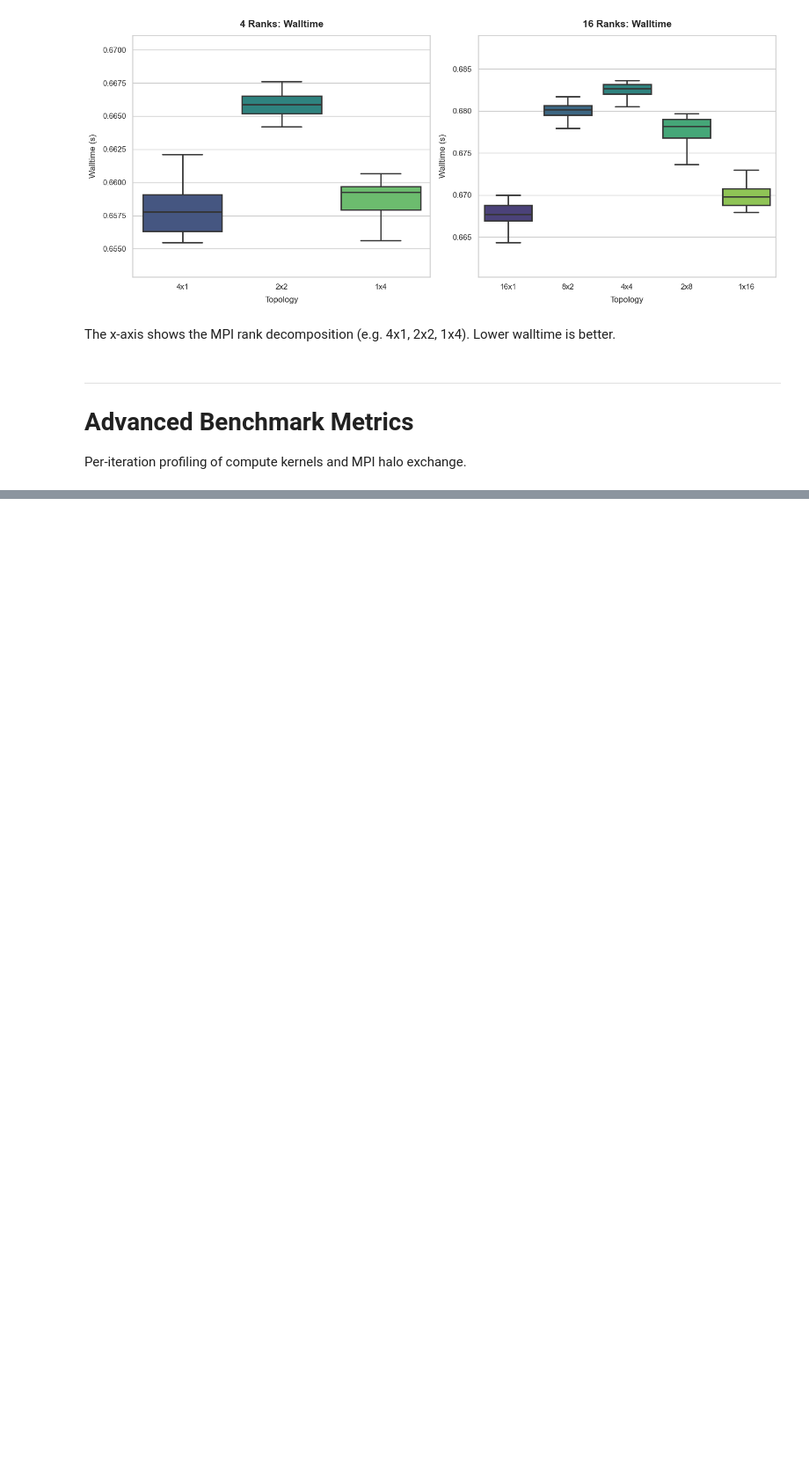
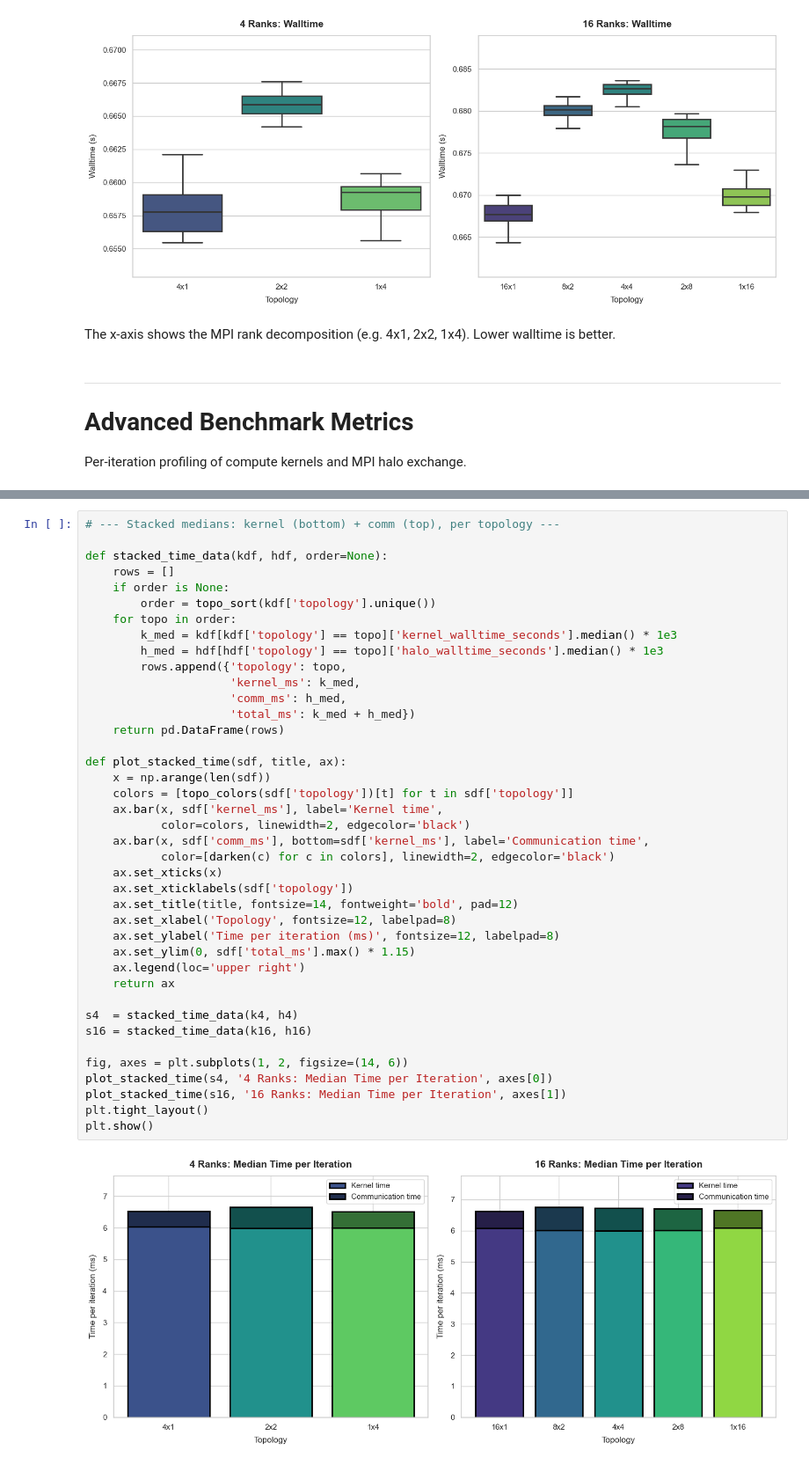
Before and after one commit to ragassler/HPC4WC_project3_domain_decomp, a Jupyter notebook: scripts/Benchmark_Analysis.ipynb, the cells around one changed output, grey strips where cells are left out. Shown at 88% size. Saved outputs shown, nothing was run; the diff lists cells and outputs as text; blank space fills up the shorter version.

```diff
--- a/scripts/Benchmark_Analysis.ipynb
+++ b/scripts/Benchmark_Analysis.ipynb
@@ -149,0 +173,42 @@ plt.show()
+# %%
+# --- Stacked medians: kernel (bottom) + comm (top), per topology ---
+
+def stacked_time_data(kdf, hdf, order=None):
+    rows = []
+    if order is None:
+        order = topo_sort(kdf['topology'].unique())
+    for topo in order:
+        k_med = kdf[kdf['topology'] == topo]['kernel_walltime_seconds'].median() * 1e3
+        h_med = hdf[hdf['topology'] == topo]['halo_walltime_seconds'].median() * 1e3
+        rows.append({'topology': topo,
+                     'kernel_ms': k_med,
+                     'comm_ms': h_med,
+                     'total_ms': k_med + h_med})
+    return pd.DataFrame(rows)
+
+def plot_stacked_time(sdf, title, ax):
+    x = np.arange(len(sdf))
+    colors = [topo_colors(sdf['topology'])[t] for t in sdf['topology']]
+    ax.bar(x, sdf['kernel_ms'], label='Kernel time',
+           color=colors, linewidth=2, edgecolor='black')
+    ax.bar(x, sdf['comm_ms'], bottom=sdf['kernel_ms'], label='Communication time',
+           color=[darken(c) for c in colors], linewidth=2, edgecolor='black')
+    ax.set_xticks(x)
+    ax.set_xticklabels(sdf['topology'])
+    ax.set_title(title, fontsize=14, fontweight='bold', pad=12)
+    ax.set_xlabel('Topology', fontsize=12, labelpad=8)
+    ax.set_ylabel('Time per iteration (ms)', fontsize=12, labelpad=8)
+    ax.set_ylim(0, sdf['total_ms'].max() * 1.15)
+    ax.legend(loc='upper right')
+    return ax
+
+s4  = stacked_time_data(k4, h4)
+s16 = stacked_time_data(k16, h16)
+
+fig, axes = plt.subplots(1, 2, figsize=(14, 6))
+plot_stacked_time(s4, '4 Ranks: Median Time per Iteration', axes[0])
+plot_stacked_time(s16, '16 Ranks: Median Time per Iteration', axes[1])
+plt.tight_layout()
+plt.show()
+# %% [output]
+[figure, added]
```
Also changed, not shown: parts of 12 cells of this notebook, 42 other files.
